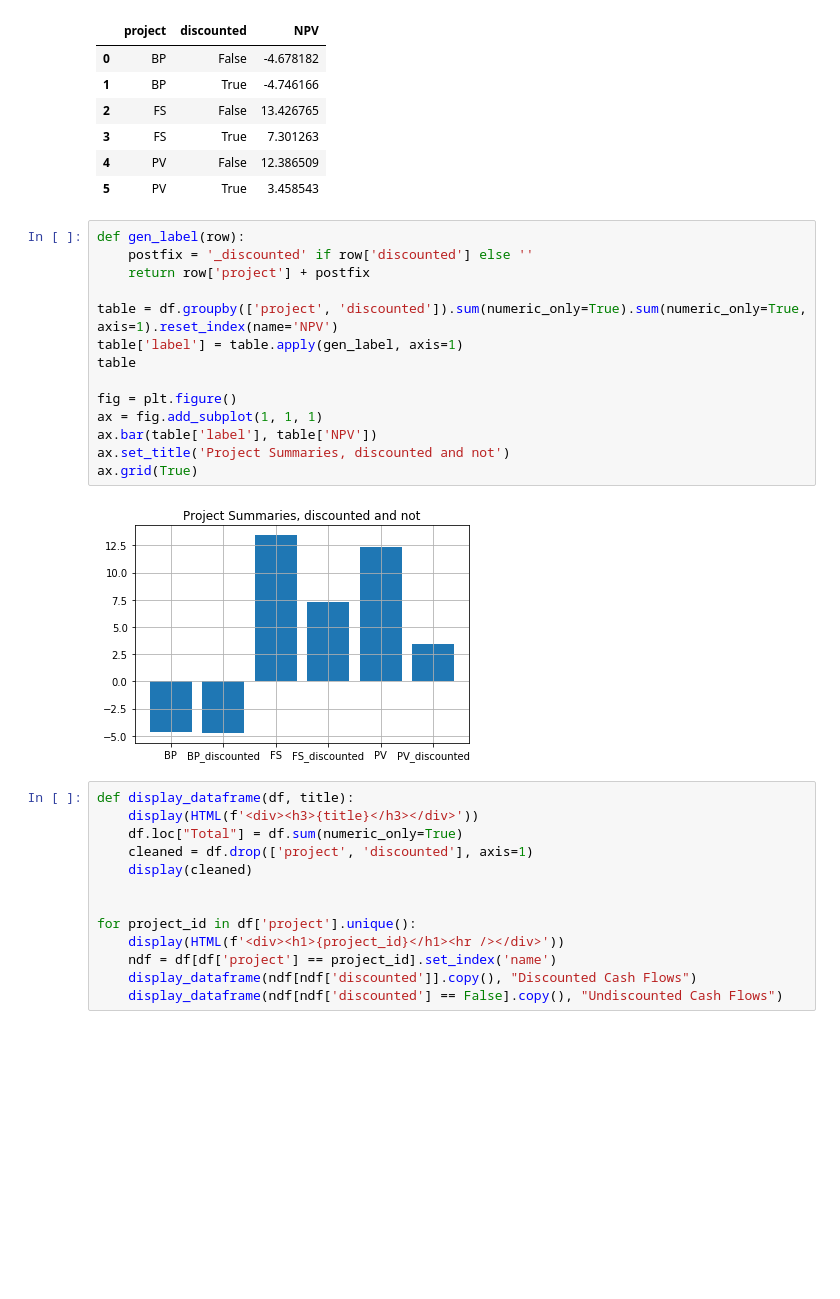
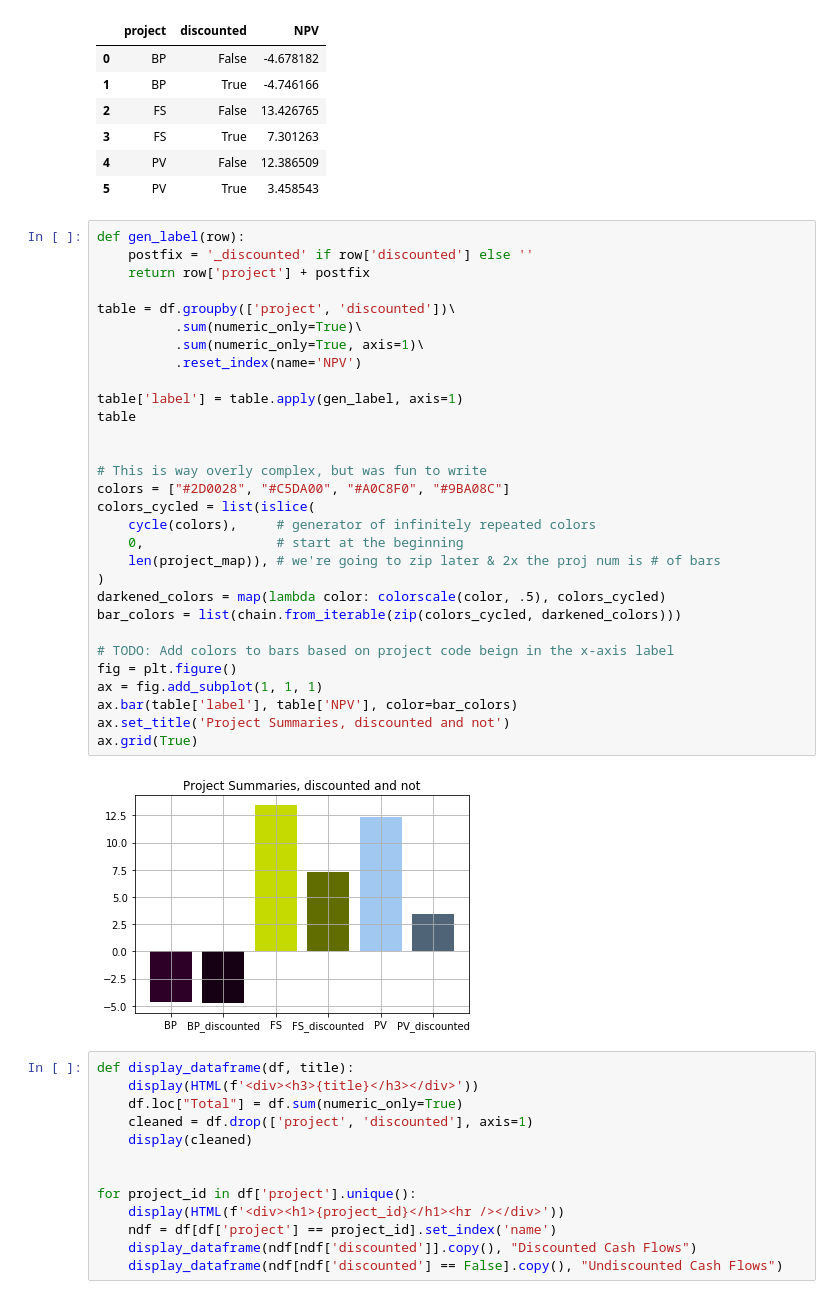
Before and after one commit to ldnelso2/portfolio, a Jupyter notebook: nz_portfolio_dashboard.ipynb, the cells around one changed output. Drawn from its saved outputs; the diff is of its cells as text; blank space fills up the shorter version.

```diff
--- a/nz_portfolio_dashboard.ipynb
+++ b/nz_portfolio_dashboard.ipynb
@@ -384,19 +339,35 @@ df.groupby(['project', 'discounted']).sum(numeric_only=True).sum(numeric_only=Tr
 # %%
 def gen_label(row):
     postfix = '_discounted' if row['discounted'] else ''
     return row['project'] + postfix
 
-table = df.groupby(['project', 'discounted']).sum(numeric_only=True).sum(numeric_only=True, axis=1).reset_index(name='NPV')
+table = df.groupby(['project', 'discounted'])\
+          .sum(numeric_only=True)\
+          .sum(numeric_only=True, axis=1)\
+          .reset_index(name='NPV')
+
 table['label'] = table.apply(gen_label, axis=1)
 table
 
+
+# This is way overly complex, but was fun to write
+colors = ["#2D0028", "#C5DA00", "#A0C8F0", "#9BA08C"]
+colors_cycled = list(islice(
+    cycle(colors),     # generator of infinitely repeated colors
+    0,                 # start at the beginning
+    len(project_map)), # we're going to zip later & 2x the proj num is # of bars
+)
+darkened_colors = map(lambda color: colorscale(color, .5), colors_cycled)
+bar_colors = list(chain.from_iterable(zip(colors_cycled, darkened_colors)))
+
+# TODO: Add colors to bars based on project code beign in the x-axis label
 fig = plt.figure()
 ax = fig.add_subplot(1, 1, 1)
-ax.bar(table['label'], table['NPV'])
+ax.bar(table['label'], table['NPV'], color=bar_colors)
 ax.set_title('Project Summaries, discounted and not')
 ax.grid(True)
 # %% [output]
-[figure, old version]
+[figure, new version]
 # %%
 def display_dataframe(df, title):
     display(HTML(f'<div><h3>{title}</h3></div>'))
```
Also changed, not shown: parts of 5 cells of this notebook, 1 other file.
